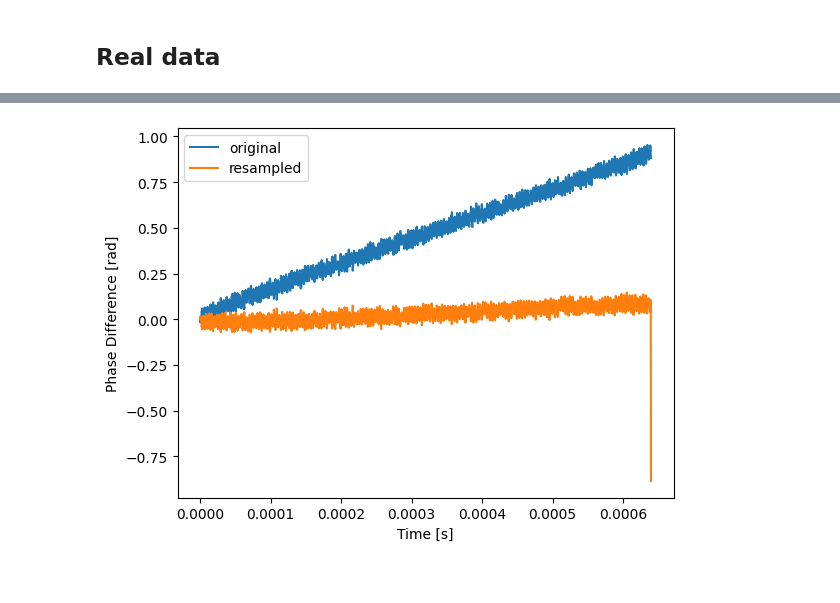
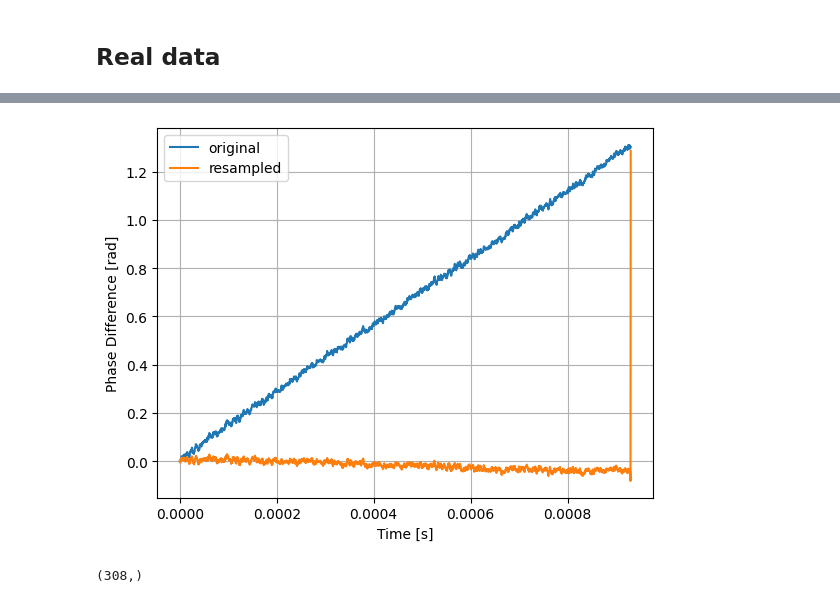
Before and after one commit to AaronParsons/sdrudp, a Jupyter notebook: notebooks/phase_detect_and_correct.ipynb, the cells around one changed output, grey strips where cells are left out. Cells and saved outputs as stored; diff of their text form; code cells hidden in the pictures.

Commit message:
update real data part

```diff
--- a/notebooks/phase_detect_and_correct.ipynb
+++ b/notebooks/phase_detect_and_correct.ipynb
@@ -90,7 +96,13 @@ data = d["data"][1:, 0]
 rs_data = d["rs_data"][1:]
 dphi = d["dphi"][1:]
 rs_dphi = d["rs_dphi"][1:]
-NSAMPLES = data.shape[1]
-t = t[:NSAMPLES]
+
+
+NSAMPLES = d["nsamples"][()]
+TONE = d["tone"][()]
+LO = d["lo"][()]
+SAMPLE_RATE = d["sample_rate"][()]
+t = np.arange(NSAMPLES) / SAMPLE_RATE
+omega = 2 * np.pi * (TONE - LO)
 tone_cos = np.cos(omega * t)
-tone_sin = -np.sin(omega * t)
+tone_sin = -np.sin(omega * t)  # conjugate
@@ -108,7 +120,13 @@ plt.show()
 # %%
-diff = np.abs(np.diff(dphi, axis=1))
-for i, di in enumerate(diff):
-    m = di.max()
-    if m < 0.1:
-        print(i, m)
+diff = np.abs(np.diff(np.unwrap(dphi), axis=1))
+m = diff.max(axis=1)
+argm = diff.argmax(axis=1)
+ix = m.argsort()[0]
+print(np.count_nonzero(m < 5*diff.mean(axis=1)), "/", len(data))
+print(m[ix])
+
+plt.figure()
+plt.scatter(np.arange(len(data)), argm, c=m)
+plt.colorbar()
+plt.show()
 # %% [output]
@@ -132,11 +136,28 @@ for i, di in enumerate(diff):
 # %%
-ix = 52
 plt.figure()
 plt.plot(t, dphi[ix], label="original")
 plt.plot(t, rs_dphi[ix]-rs_dphi[ix, 0], label="resampled")
 plt.ylabel("Phase Difference [rad]")
 plt.xlabel("Time [s]")
 plt.legend()
+plt.grid()
 plt.show()
 # %% [output]
-[figure, old version]
+[figure, new version]
+# %%
+t_rep = np.repeat(t[None], len(data), axis=0)
+den = omega * t_rep - np.unwrap(dphi)
+sample_adc = np.nanmean((SAMPLE_RATE * omega * t_rep / den)[:1700], axis=1)
+print(sample_adc.shape)
+
+rs2 = np.empty_like(data)
+dphi2 = np.empty_like(dphi)
+
+for i in range(len(data)):
+    real = data[i, :, 0]
+    imag = data[i, :, 1]
+    rs2[i, :, 0] = resample(real, sample_adc[i], SAMPLE_RATE)
+    rs2[i, :, 1] = resample(imag, sample_adc[i], SAMPLE_RATE)
+    dphi2[i] = phase(rs2[i, :, 0], rs2[i, :, 1], tone_cos, tone_sin)
+# %% [output]
+(308,)
```
Also changed, not shown: parts of 10 cells of this notebook.
